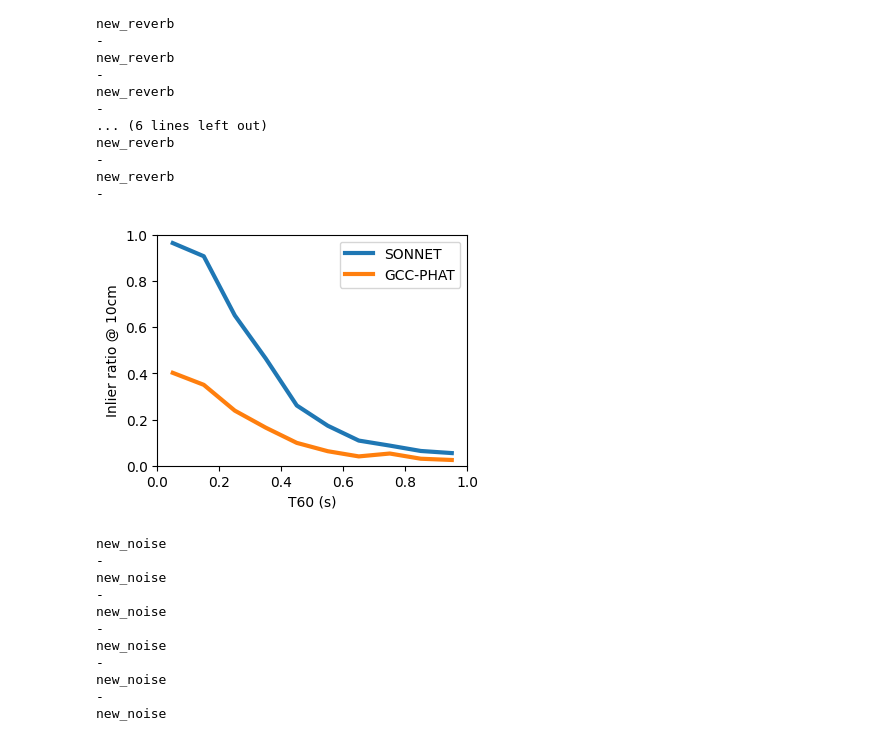
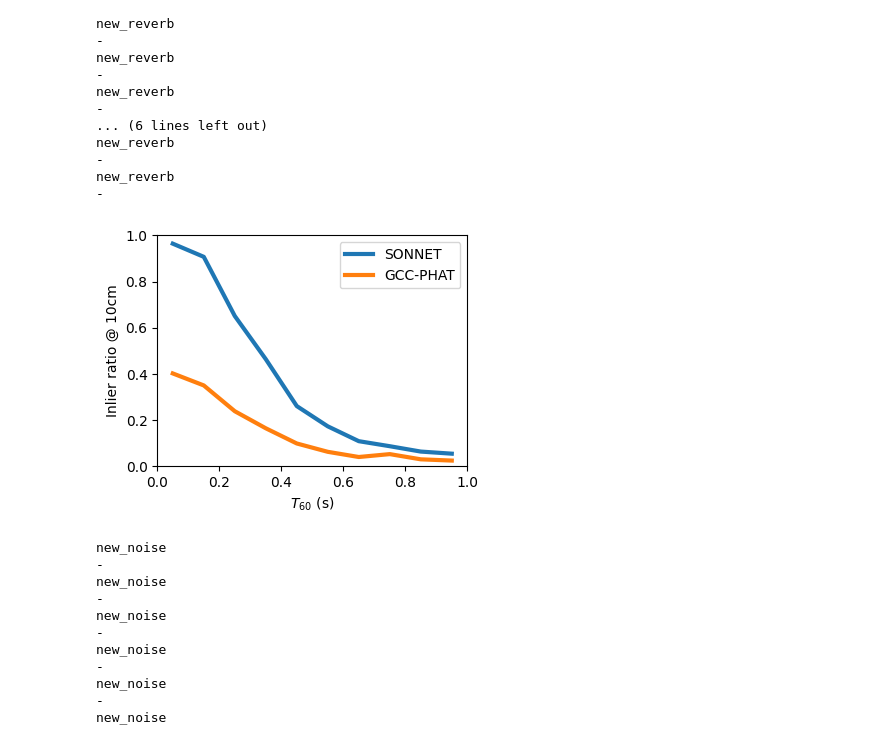
Before and after one commit to Etomer/SONNET, a Jupyter notebook: scripts/eval/evaluation_simulated_data_t60.ipynb, the cells around one changed output. Saved outputs shown, nothing was run; the diff lists cells and outputs as text; code cells hidden in the pictures.

```diff
--- a/scripts/eval/evaluation_simulated_data_t60.ipynb
+++ b/scripts/eval/evaluation_simulated_data_t60.ipynb
@@ -75,34 +77,38 @@ new_reverb
 # %%
 #plt.hist(np.reshape(t60s["SONNET"],-1)/16000)
 #plt.plot(np.reshape(t60s["SONNET"],-1)/16000,np.abs(np.reshape(residuals["SONNET"],-1)),'.')
 plt.figure(figsize=(4,3))
 for model_name in models:
 
     resv = np.abs(np.reshape(residuals[model_name],-1)) < 5
     t60v = np.reshape(t60s[model_name],-1)/16000
 
     bins = 10
     bin_edges = np.linspace(0,1,bins+1)
     bin_index = np.zeros(t60v.shape)
     inlier_ratio = np.zeros(bins)
 
     for i in range(len(bin_edges)-1):
         idx = (bin_edges[i] < t60v)*( t60v < bin_edges[i+1])
         bin_index[idx] = i
         inlier_ratio[i] = sum(resv[idx])/len(resv[idx])
 
     plt.plot((bin_edges[:-1] + bin_edges[1:])/2,inlier_ratio,linewidth=3)
 
     #plt.plot(config_eval.reverberations_levels,[np.sum(np.abs(residuals[model_name][reverb_i,:]) < 5)/residuals[model_name].shape[1] for reverb_i,reverb in enumerate(config_eval.reverberations_levels)],linewidth=3)
         #plt.title(model_name)
-    plt.xlabel("T60 (s)")
+    plt.xlabel("$T_{60}$ (s)")
     plt.ylabel("Inlier ratio @ 10cm")
     plt.ylim(0,1)
     plt.xlim(0,1)
     plt.legend(models)
+#tikzplotlib.save("sim_reverb_sensitivity_snr10.tex")
+#plt.show()
+#plt.savefig("file.pgf")
+#plt.show()
 #t60v
 # %% [output]
-[figure, old version]
+[figure, new version]
 # %%
 # plt.figure(figsize=(4,3))
 # for model_name in models:
```
Also changed, not shown: parts of 3 cells of this notebook.
